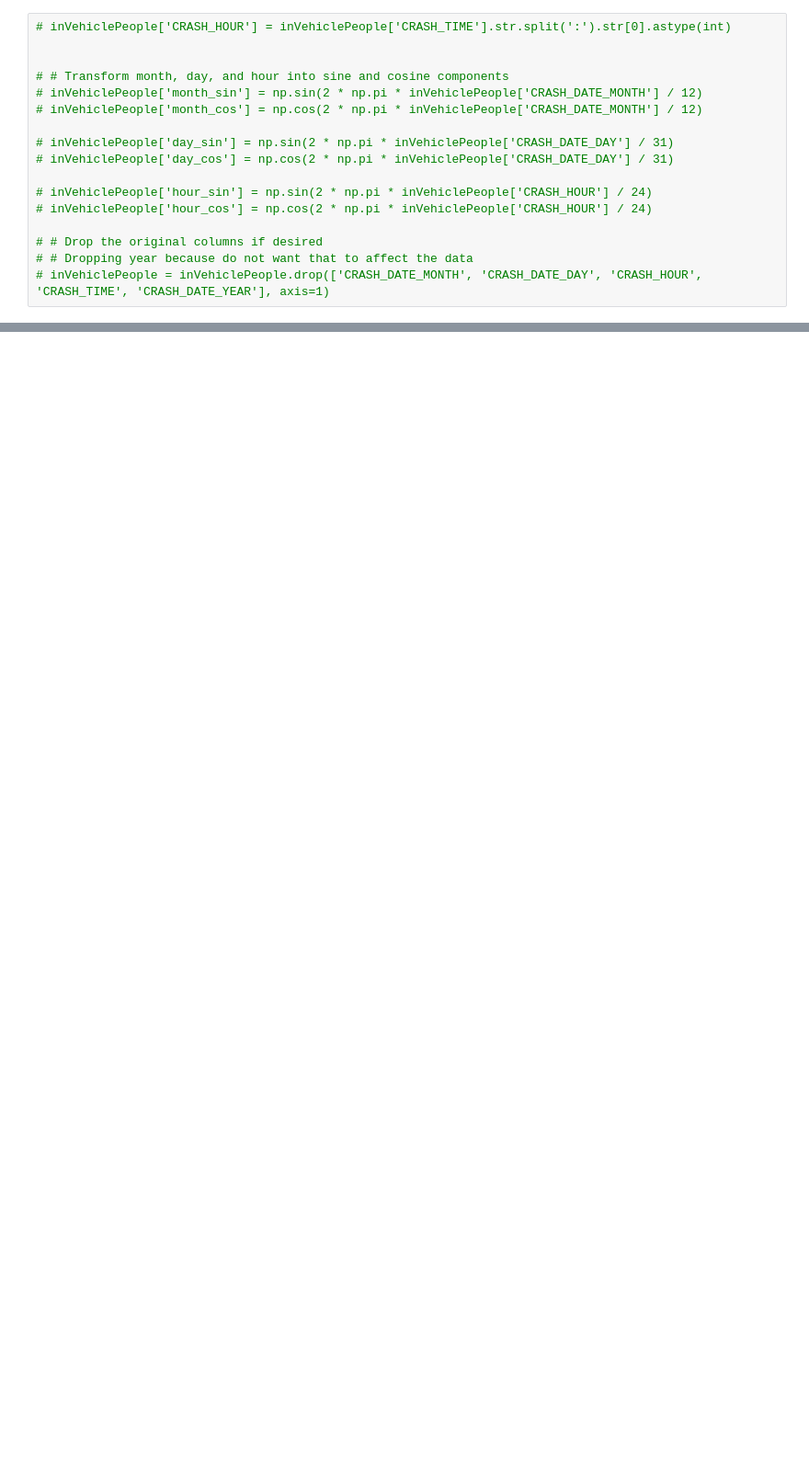
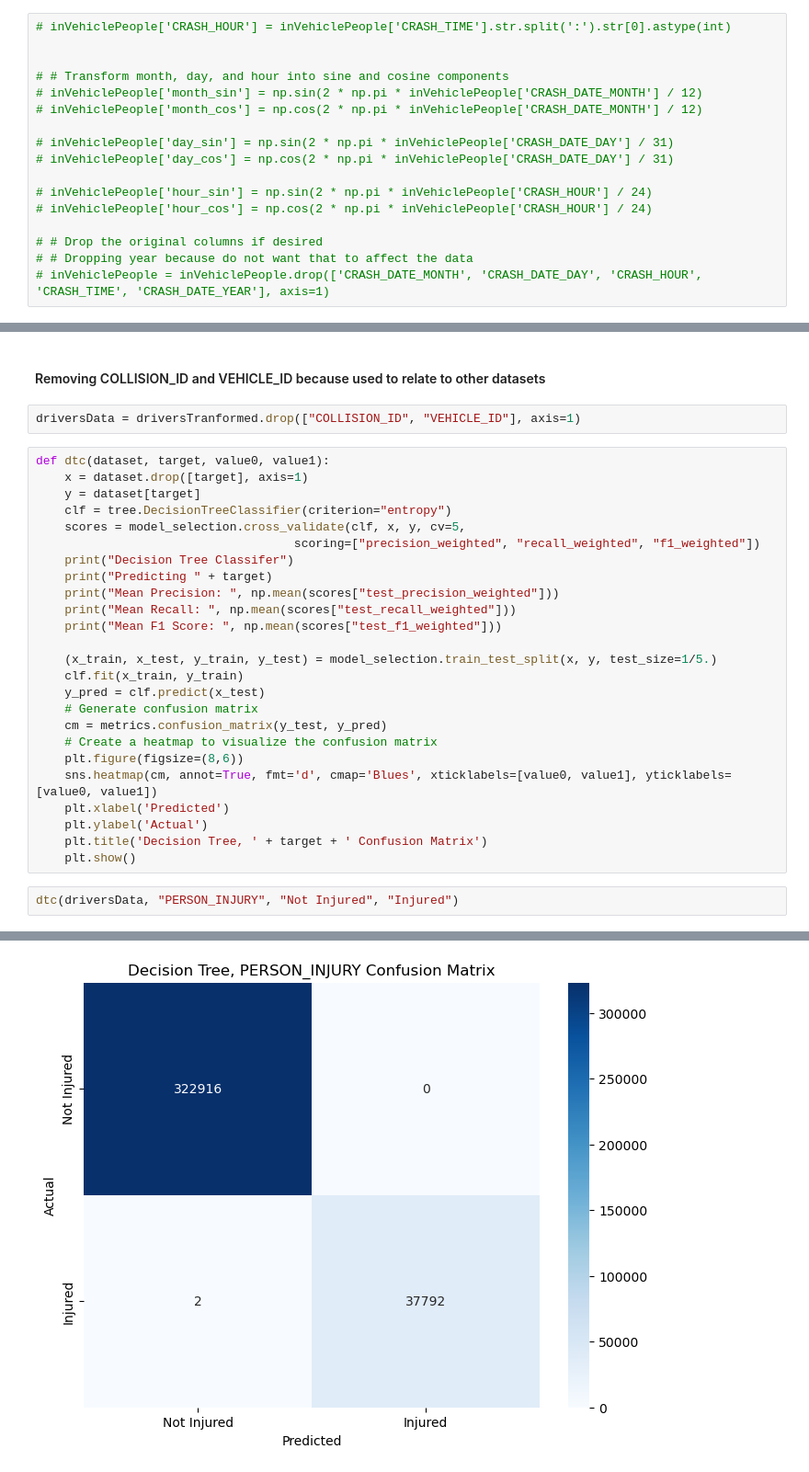
Before and after one commit to JohannRuiz1/CS5644-ML, a Jupyter notebook: code/persons.ipynb, the cells around one changed output, grey strips where cells are left out. Shown at 92% size. Cells and saved outputs as stored; diff of their text form; blank space fills up the shorter version.

Commit message:
Completing the normalization, printing confusion matrixes

```diff
--- a/code/persons.ipynb
+++ b/code/persons.ipynb
@@ -336,0 +303,32 @@ KeyError: 'CRASH_TIME'
+# %% [markdown]
+#### Removing COLLISION_ID and VEHICLE_ID because used to relate to other datasets
+# %%
+driversData = driversTranformed.drop(["COLLISION_ID", "VEHICLE_ID"], axis=1)
+# %%
+def dtc(dataset, target, value0, value1):
+    x = dataset.drop([target], axis=1)
+    y = dataset[target]
+    clf = tree.DecisionTreeClassifier(criterion="entropy")
+    scores = model_selection.cross_validate(clf, x, y, cv=5,
+                                    scoring=["precision_weighted", "recall_weighted", "f1_weighted"])
+    print("Decision Tree Classifer")
+    print("Predicting " + target)
+    print("Mean Precision: ", np.mean(scores["test_precision_weighted"]))
+    print("Mean Recall: ", np.mean(scores["test_recall_weighted"]))
+    print("Mean F1 Score: ", np.mean(scores["test_f1_weighted"]))
+
+    (x_train, x_test, y_train, y_test) = model_selection.train_test_split(x, y, test_size=1/5.)
+    clf.fit(x_train, y_train)
+    y_pred = clf.predict(x_test)
+    # Generate confusion matrix
+    cm = metrics.confusion_matrix(y_test, y_pred)
+    # Create a heatmap to visualize the confusion matrix
+    plt.figure(figsize=(8,6))
+    sns.heatmap(cm, annot=True, fmt='d', cmap='Blues', xticklabels=[value0, value1], yticklabels=[value0, value1])
+    plt.xlabel('Predicted')
+    plt.ylabel('Actual')
+    plt.title('Decision Tree, ' + target + ' Confusion Matrix')
+    plt.show()
+# %%
+dtc(driversData, "PERSON_INJURY", "Not Injured", "Injured")
+# %% [output]
@@ -336,0 +340 @@ KeyError: 'CRASH_TIME'
+[figure, added]
```
Also changed, not shown: parts of 61 cells of this notebook.
